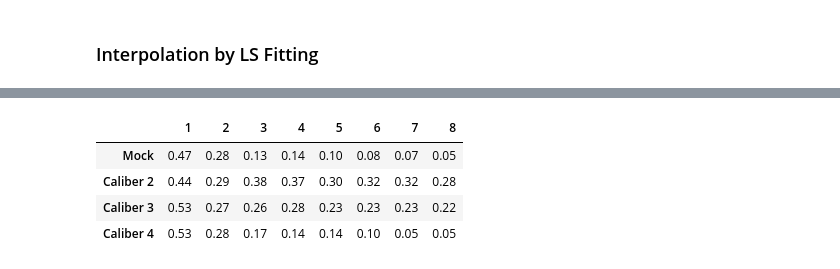
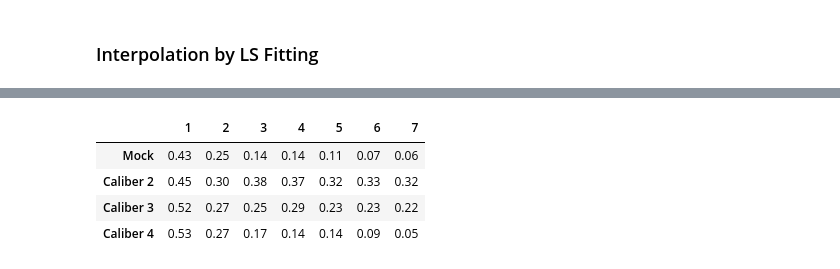
Before and after one commit to 436ahsan/Helmholtz, a Jupyter notebook: notebooks/multilevel_repetitive_local.ipynb, the cells around one changed output, grey strips where cells are left out. Saved outputs shown, nothing was run; the diff lists cells and outputs as text; code cells hidden in the pictures.

```diff
--- a/notebooks/multilevel_repetitive_local.ipynb
+++ b/notebooks/multilevel_repetitive_local.ipynb
@@ -13,7 +13,8 @@ np.random.seed(1)
 # Domain size.
 n = 96
 # Scaled wave number. Fit so lam_min = 0 (integer # periods in domain).
-kh = helmholtz.analysis.ideal.find_singular_kh("5-point", n)[0]
+discretization = "3-point"
+kh = helmholtz.analysis.ideal.find_singular_kh(discretization, n)[0]
 
 repetitive = True
 
@@ -35,9 +36,9 @@ INFO     kh 0.5233853805513012
 ## Level 0->1 Coarsening
 # %%
 # Create fine-level matrix.
-a = hm.linalg.helmholtz_1d_discrete_operator(kh, "5-point", n) #, bc="bloch")
-# Use default Kacmzarz for kh != 0.
-level = hm.setup.hierarchy.create_finest_level(a, relaxer=hm.solve.relax.GsRelaxer(a) if kh == 0 else None)
+a = hm.linalg.helmholtz_1d_discrete_operator(kh, discretization, n)
+# Use default = Kacmzarz relaxation for kh != 0.
+level = hm.setup.hierarchy.create_finest_level(a,  relaxer=hm.solve.relax.GsRelaxer(a) if kh == 0 else None)
 
 # Initialize hierarchy to 1-level.
 finest = 0
@@ -123,7 +125,7 @@ The mock cycle rate is calculated on a domain of size $4 a$, $a$ = aggregate siz
 # Calculate local mock cycle convergence rate on a domain of size 4 * aggregate_size.
 m = 4
 nu_values = np.arange(1, num_sweeps + 1)
-mock_conv = hm.repetitive.locality.mock_conv_factor_for_domain_size(kh, r, aggregate_size, m * aggregate_size, nu_values)
+mock_conv = hm.repetitive.locality.mock_conv_factor_for_domain_size(kh, discretization, r, aggregate_size, m * aggregate_size, nu_values)
 _LOGGER.info("Mock cycle conv |domain|={} {}".format(
     m * aggregate_size, np.array2string(mock_conv, precision=3)))
 # %% [output]
@@ -136,8 +138,10 @@ p = r.tile(1).transpose()
 print(p.todense())
 
 two_level_conv = np.array([
-    hm.repetitive.locality.two_level_conv_factor(hm.repetitive.locality.create_two_level_hierarchy(
-        kh, m * aggregate_size, r.asarray(), p, aggregate_size), nu)[1]
+    hm.repetitive.locality.two_level_conv_factor(
+        hm.repetitive.locality.create_two_level_hierarchy(
+            kh, discretization, m * aggregate_size, r.asarray(), p, aggregate_size),
+        nu)[1]
      for nu in nu_values])
 conv = pd.DataFrame(np.array((mock_conv, two_level_conv)).transpose(),
                     index=nu_values, columns=("Mock", "Two-level")).transpose()
@@ -162,38 +166,43 @@ This intepolation is good up to $\nu = 2$, conv $\approx 0.5$.
 # %% [markdown]
 ### Interpolation by LS Fitting
 # %%
-l2c = []
-p_caliber = []
 calibers = (2, 3, 4)
-for caliber in calibers:
-    #print("caliber", caliber)
-    interpolation_method = "ls"
-    neighborhood = "extended"
+for use_r_as_restriction in (False, True):
+    print("R*A*P" if use_r_as_restriction else "P^T*A*P")
+    l2c = []
+    p_caliber = []
+    for caliber in calibers:
+        #print("caliber", caliber)
+        interpolation_method = "ls"
+        neighborhood = "extended"
 
-    p = hm.setup.auto_setup.create_interpolation(
-        x, level.a, R, interpolation_method, aggregate_size=aggregate_size, nc=num_components,
-        neighborhood=neighborhood, repetitive=repetitive, target_error=0.1,
-        caliber=caliber)
+        p = hm.setup.auto_setup.create_interpolation(
+            x, a, R, interpolation_method, aggregate_size=aggregate_size, nc=num_components,
+            neighborhood=neighborhood, repetitive=repetitive, target_error=0.1,
+            caliber=caliber)
 
-    # for title, x_set in ((("all", x),) if repetitive else (("fit", x_fit), ("test", x_test))):
-    #     error = norm(x_set - p.dot(R.dot(x_set)), axis=0) / norm(x_set, axis=0)
-    #     error_a = norm(level.a.dot(x_set - p.dot(R.dot(x_set))), axis=0) / norm(x_set, axis=0)
-    #     _LOGGER.info(
-    #         "{:<4s} set size {:<2d} P L2 error mean {:.2f} max {:.2f} A error mean {:.2f} max {:.2f}".format(
-    #             title, len(error), np.mean(error), np.max(error), np.mean(error_a), np.max(error_a)))
+        # for title, x_set in ((("all", x),) if repetitive else (("fit", x_fit), ("test", x_test))):
+        #     error = norm(x_set - p.dot(R.dot(x_set)), axis=0) / norm(x_set, axis=0)
+        #     error_a = norm(level.a.dot(x_set - p.dot(R.dot(x_set))), axis=0) / norm(x_set, axis=0)
+        #     _LOGGER.info(
+        #         "{:<4s} set size {:<2d} P L2 error mean {:.2f} max {:.2f} A error mean {:.2f} max {:.2f}".format(
+        #             title, len(error), np.mean(error), np.max(error), np.mean(error_a), np.max(error_a)))
 
-    # Initial guess for interpoation: P = R^T on a single aggregate.
-    #display(pd.DataFrame(p[:6, :6].todense()))
+        # Initial guess for interpoation: P = R^T on a single aggregate.
+        #display(pd.DataFrame(p[:6, :6].todense()))
 
-    two_level_conv = np.array([
-        hm.repetitive.locality.two_level_conv_factor(hm.repetitive.locality.create_two_level_hierarchy(
-            kh, n, R, p, aggregate_size), nu)[1]
-         for nu in nu_values])
-    l2c.append(two_level_conv)
-    p_caliber.append(p)
+        two_level_conv = np.array([
+            hm.repetitive.locality.two_level_conv_factor(
+                hm.repetitive.locality.create_two_level_hierarchy(
+                kh, discretization, n, R, p, aggregate_size,
+                    use_r_as_restriction=use_r_as_restriction),
+                nu, print_frequency=None)[1]
+             for nu in nu_values])
+        l2c.append(two_level_conv)
+        p_caliber.append(p)
 
-conv = pd.DataFrame(np.array([mock_conv] + l2c).transpose(),
-                    index=nu_values, columns=("Mock",) + tuple("Caliber {}".format(caliber)
-                                                              for caliber in calibers)).transpose()
-display(conv)
+    conv = pd.DataFrame(np.array([mock_conv] + l2c).transpose(),
+                        index=nu_values, columns=("Mock",) + tuple("Caliber {}".format(caliber)
+                                                                  for caliber in calibers)).transpose()
+    display(conv)
 # %% [output]
@@ -203,5 +213,5 @@ INFO     caliber 4 error l2 [0.00] a [6.51e-01]
-|  | 1 | 2 | 3 | 4 | 5 | 6 | 7 | 8 |
-| Mock | 0.47 | 0.28 | 0.13 | 0.14 | 0.10 | 0.08 | 0.07 | 0.05 |
-| Caliber 2 | 0.44 | 0.29 | 0.38 | 0.37 | 0.30 | 0.32 | 0.32 | 0.28 |
-| Caliber 3 | 0.53 | 0.27 | 0.26 | 0.28 | 0.23 | 0.23 | 0.23 | 0.22 |
-| Caliber 4 | 0.53 | 0.28 | 0.17 | 0.14 | 0.14 | 0.10 | 0.05 | 0.05 |
+|  | 1 | 2 | 3 | 4 | 5 | 6 | 7 |
+| Mock | 0.43 | 0.25 | 0.14 | 0.14 | 0.11 | 0.07 | 0.06 |
+| Caliber 2 | 0.45 | 0.30 | 0.38 | 0.37 | 0.32 | 0.33 | 0.32 |
+| Caliber 3 | 0.52 | 0.27 | 0.25 | 0.29 | 0.23 | 0.23 | 0.22 |
+| Caliber 4 | 0.53 | 0.27 | 0.17 | 0.14 | 0.14 | 0.09 | 0.05 |
```
Also changed, not shown: parts of 13 cells of this notebook, 5 other files.
